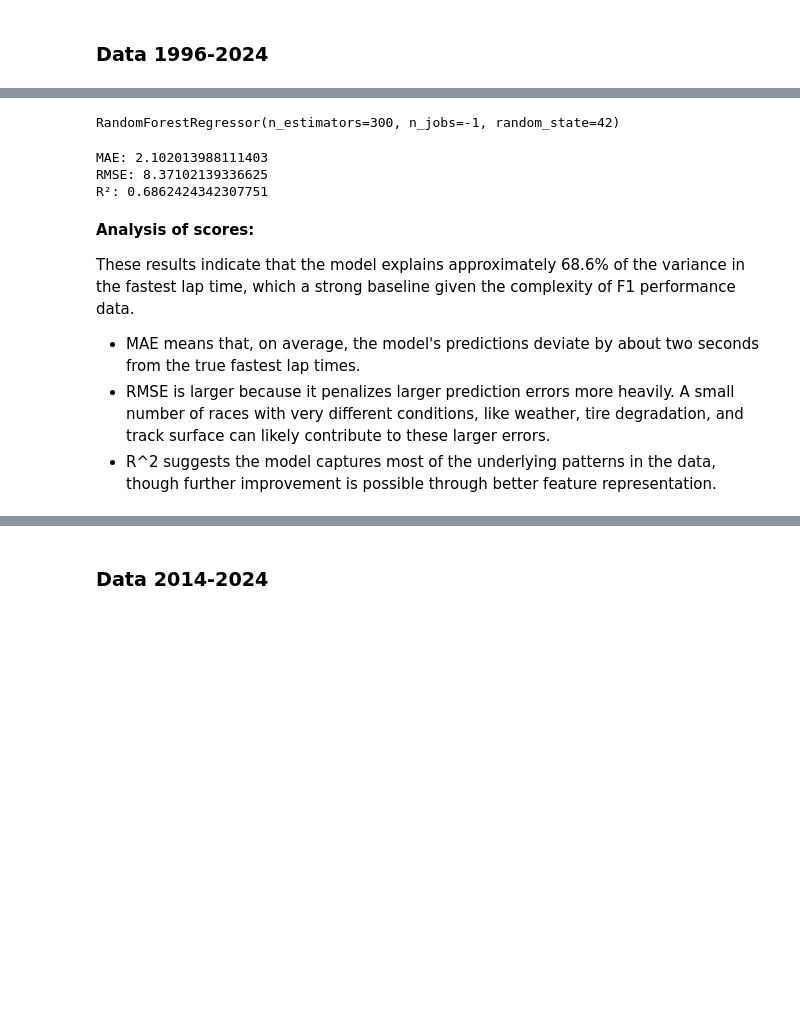
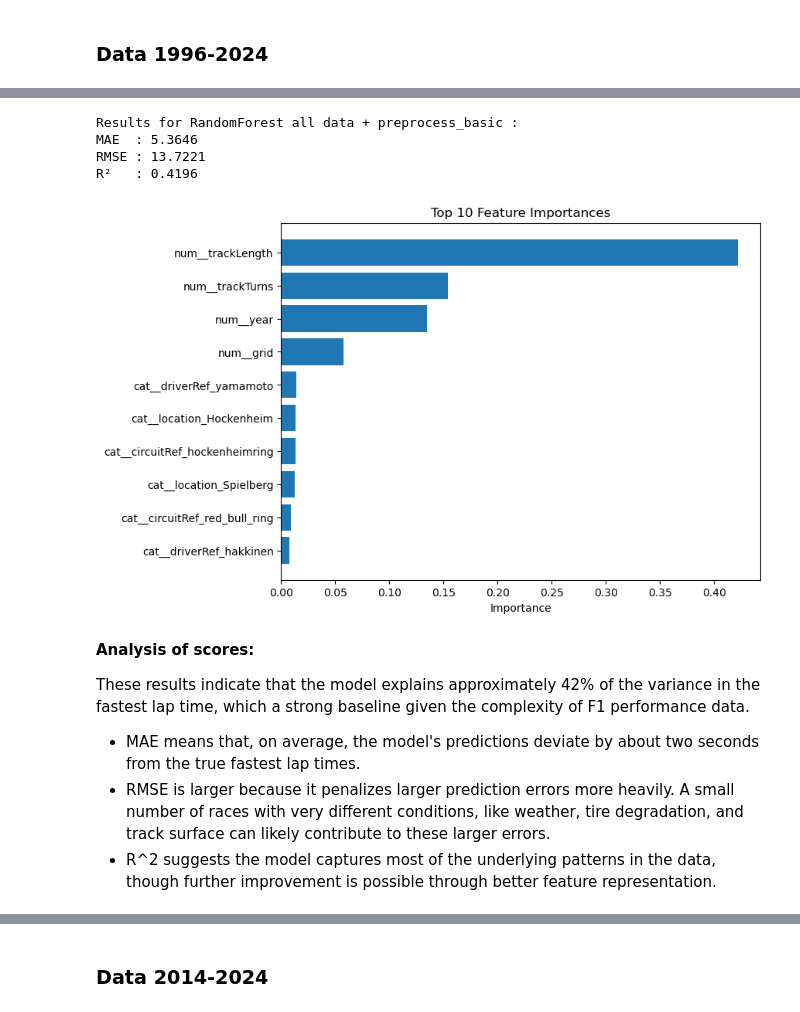
Before and after one commit to EmilieChtr/F1_notebook_project, a Jupyter notebook: pred_notebook.ipynb, the cells around one changed output, grey strips where cells are left out. Saved outputs shown, nothing was run; the diff lists cells and outputs as text; code cells hidden in the pictures; blank space fills up the shorter version.

```diff
--- a/pred_notebook.ipynb
+++ b/pred_notebook.ipynb
@@ -265,38 +263,44 @@ Length: 315, dtype: object
-# %%
-rf = RandomForestRegressor(
-    n_estimators=300,
-    max_depth=None,
-    min_samples_split=2,
-    min_samples_leaf=1,
-    random_state=42,
-    n_jobs=-1
-)
-
-rf.fit(X_train_enc, y_train)
-# %% [output]
-RandomForestRegressor(n_estimators=300, n_jobs=-1, random_state=42)
-# %%
-# train
-rf.fit(X_train_enc, y_train)
-
-# predict
-y_pred = rf.predict(X_test_enc)
-
-mae = mean_absolute_error(y_test, y_pred)
-rmse = np.sqrt(mean_squared_error(y_test, y_pred))
-r2 = r2_score(y_test, y_pred)
-
-print("MAE:", mae)
-print("RMSE:", rmse)
-print("R²:", r2)
-# %% [output]
-MAE: 2.102013988111403
-RMSE: 8.37102139336625
-R²: 0.6862424342307751
+# %%
+X_train_basic = preprocess_basic.fit_transform(X_train)
+X_test_basic  = preprocess_basic.transform(X_test)
+
+#noms des features après preprocess_basic
+feature_names_basic = preprocess_basic.get_feature_names_out()
+
+rf_basic = RandomForestRegressor(
+    n_estimators=300,
+    max_depth=None,
+    min_samples_split=2,
+    min_samples_leaf=1,
+    random_state=42,
+    n_jobs=-1
+)
+
+
+y_pred_basic = evaluate_model(
+    rf_basic,
+    X_train_basic,
+    y_train,
+    X_test_basic,
+    y_test,
+    model_name="RandomForest all data + preprocess_basic"
+)
+
+plot_feature_importances(
+    model=rf_basic,
+    feature_names=feature_names_basic,
+    top_n=10
+)
+# %% [output]
+Results for RandomForest all data + preprocess_basic :
+MAE  : 5.3646
+RMSE : 13.7221
+R²   : 0.4196
+[figure, added]
 # %% [markdown]
 **Analysis of scores:**
 
-These results indicate that the model explains approximately 68.6%  of the variance in the fastest lap time, which a strong baseline given the complexity of F1 performance data.
+These results indicate that the model explains approximately 42%  of the variance in the fastest lap time, which a strong baseline given the complexity of F1 performance data.
 - MAE means that, on average, the model's predictions deviate by about two seconds from the true fastest lap times.
 - RMSE is larger because it penalizes larger prediction errors more heavily. A small number of races with very different conditions, like weather, tire degradation, and track surface can likely contribute to these larger errors.
 - R^2 suggests the model captures most of the underlying patterns in the data, though further improvement is possible through better feature representation.
```
Also changed, not shown: parts of 45 cells of this notebook.
